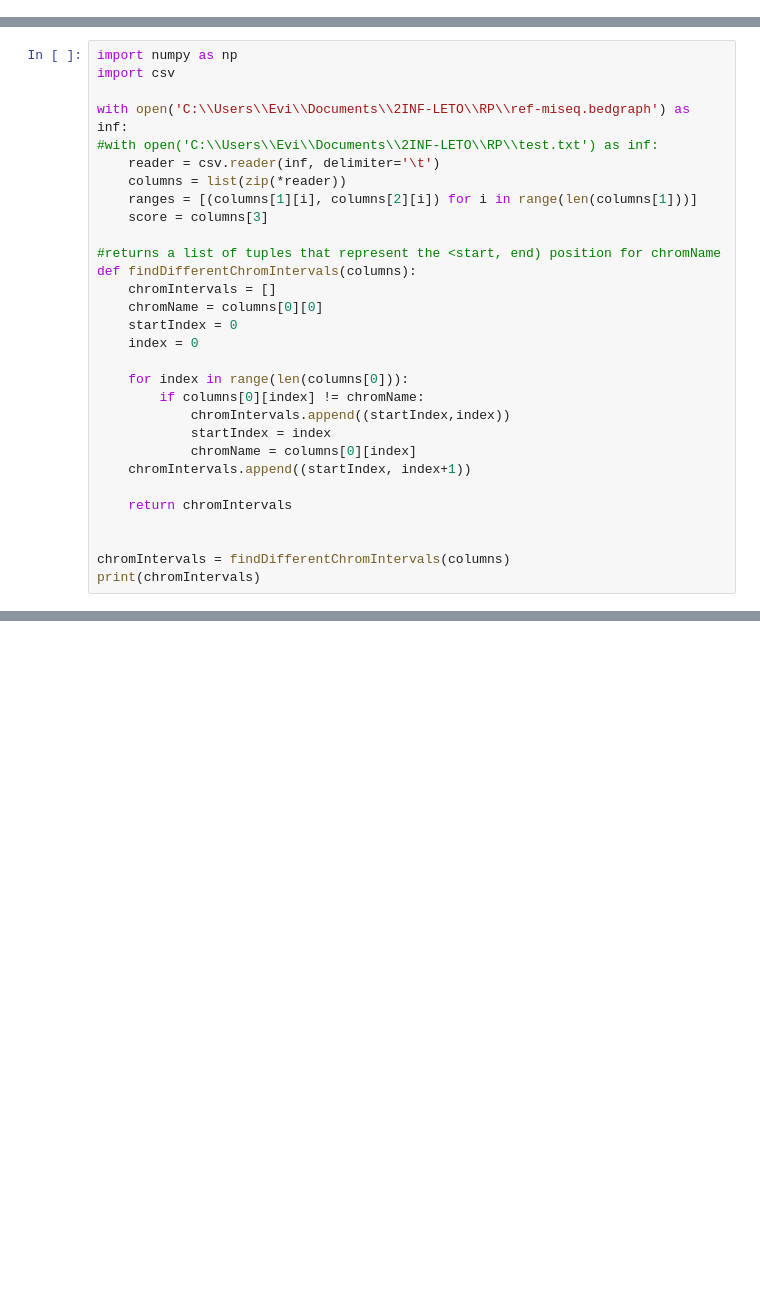
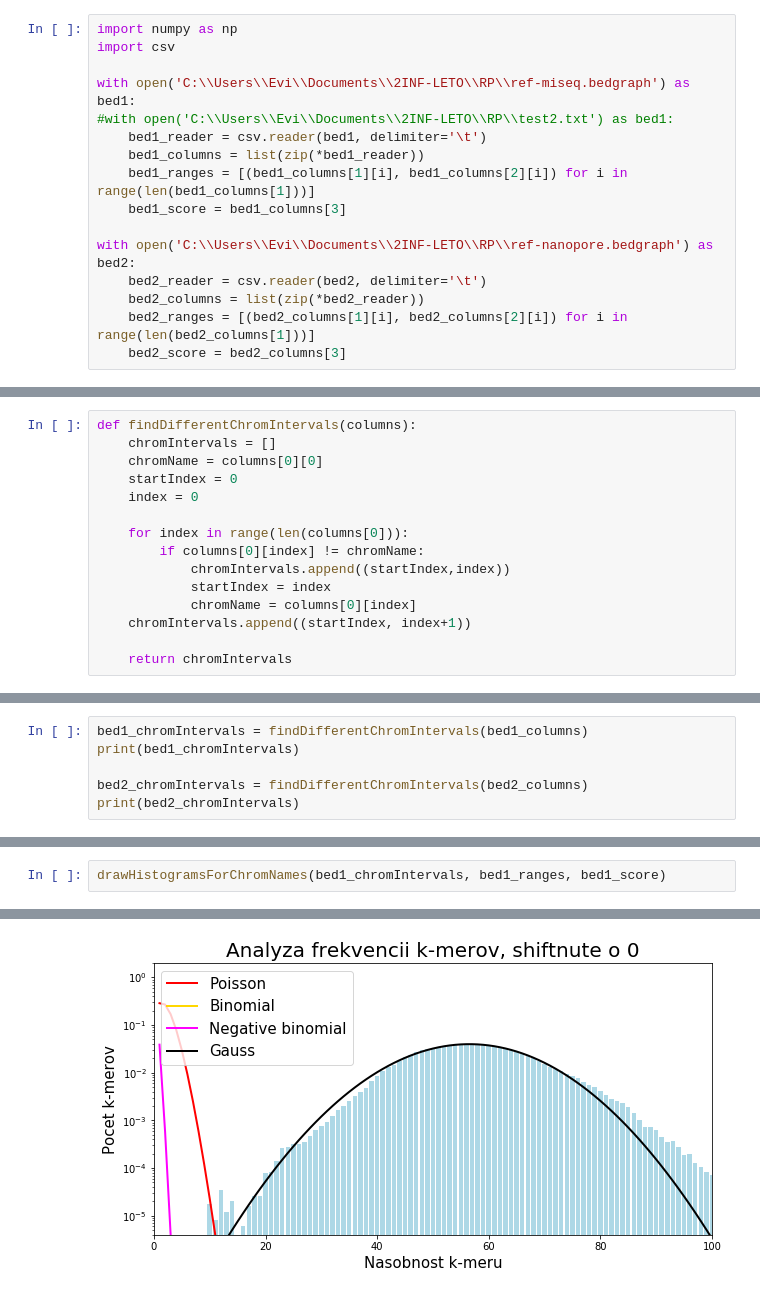
Before and after one commit to evicy/semestral_project, a Jupyter notebook: projekt.ipynb, the cells around one changed output, grey strips where cells are left out. Saved outputs shown, nothing was run; the diff lists cells and outputs as text; blank space fills up the shorter version.

Commit message:
Visualizations are repaired

```diff
--- a/projekt.ipynb
+++ b/projekt.ipynb
@@ -0,0 +3,16 @@
+# %%
+import numpy as np
+import csv
+
+with open('C:\\Users\\Evi\\Documents\\2INF-LETO\\RP\\ref-miseq.bedgraph') as bed1:
+#with open('C:\\Users\\Evi\\Documents\\2INF-LETO\\RP\\test2.txt') as bed1:
+    bed1_reader = csv.reader(bed1, delimiter='\t')
+    bed1_columns = list(zip(*bed1_reader))
+    bed1_ranges = [(bed1_columns[1][i], bed1_columns[2][i]) for i in range(len(bed1_columns[1]))]
+    bed1_score = bed1_columns[3]
+
+with open('C:\\Users\\Evi\\Documents\\2INF-LETO\\RP\\ref-nanopore.bedgraph') as bed2:
+    bed2_reader = csv.reader(bed2, delimiter='\t')
+    bed2_columns = list(zip(*bed2_reader))
+    bed2_ranges = [(bed2_columns[1][i], bed2_columns[2][i]) for i in range(len(bed2_columns[1]))]
+    bed2_score = bed2_columns[3]
@@ -1,15 +21,4 @@
 # %%
-import numpy as np
-import csv
-
-with open('C:\\Users\\Evi\\Documents\\2INF-LETO\\RP\\ref-miseq.bedgraph') as inf:
-#with open('C:\\Users\\Evi\\Documents\\2INF-LETO\\RP\\test.txt') as inf:
-    reader = csv.reader(inf, delimiter='\t')
-    columns = list(zip(*reader))
-    ranges = [(columns[1][i], columns[2][i]) for i in range(len(columns[1]))]
-    score = columns[3]
-
-#returns a list of tuples that represent the <start, end) position for chromName
 def findDifferentChromIntervals(columns):
     chromIntervals = []
     chromName = columns[0][0]
@@ -24,7 +33,3 @@ def findDifferentChromIntervals(columns):
     chromIntervals.append((startIndex, index+1))
 
     return chromIntervals
-
-
-chromIntervals = findDifferentChromIntervals(columns)
-print(chromIntervals)
@@ -109,0 +69,6 @@ data = draw(histo, max_x, num_of_shifts)
+# %%
+bed1_chromIntervals = findDifferentChromIntervals(bed1_columns)
+print(bed1_chromIntervals)
+
+bed2_chromIntervals = findDifferentChromIntervals(bed2_columns)
+print(bed2_chromIntervals)
@@ -109,0 +78,3 @@ data = draw(histo, max_x, num_of_shifts)
+# %%
+drawHistogramsForChromNames(bed1_chromIntervals, bed1_ranges, bed1_score)
+# %% [output]
@@ -109,0 +83 @@ data = draw(histo, max_x, num_of_shifts)
+[figure, added]
```
Also changed, not shown: parts of 12 cells of this notebook, 1 other file.
